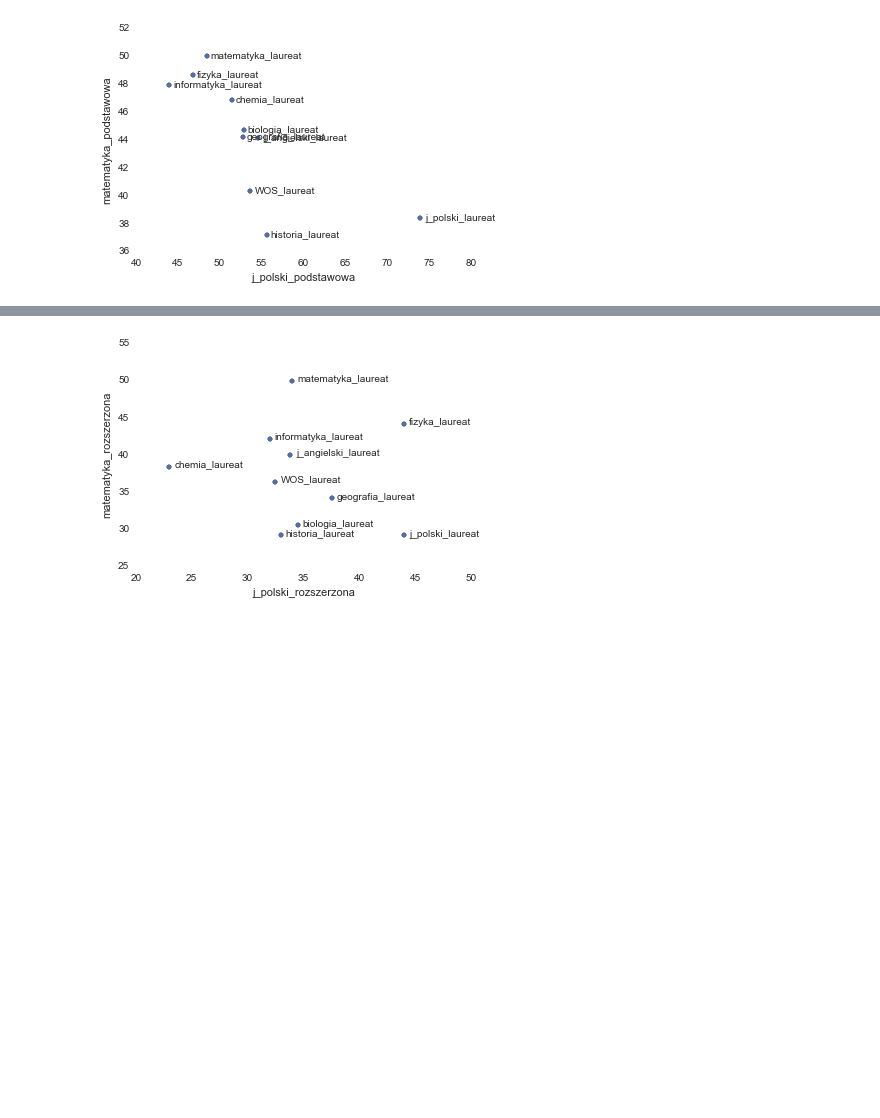
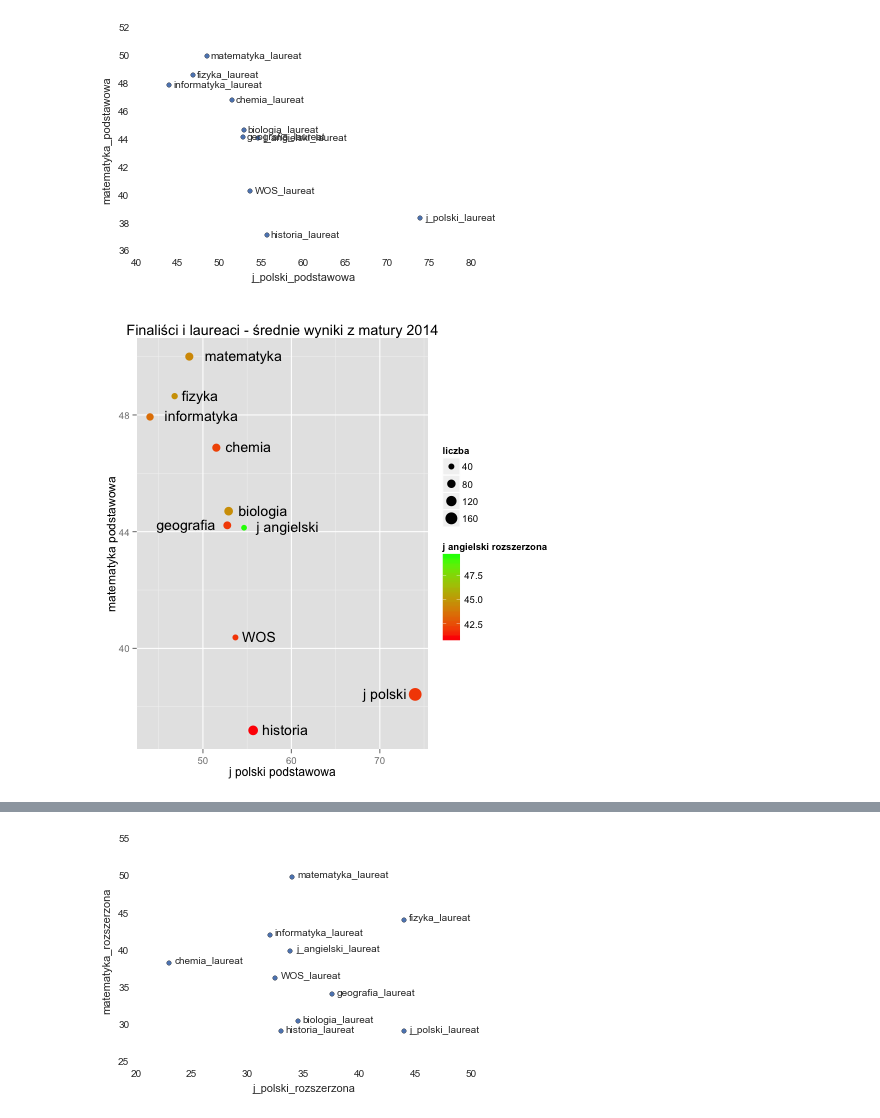
Before and after one commit to stared/delab-matury, a Jupyter notebook: eksploracje/laureaci.ipynb, the cells around one changed output, grey strips where cells are left out. Cells and saved outputs as stored; diff of their text form; code cells hidden in the pictures; blank space fills up the shorter version.

Commit message:
laureaci - wykres

```diff
--- a/eksploracje/laureaci.ipynb
+++ b/eksploracje/laureaci.ipynb
@@ -130,3 +169,29 @@ for k, v in srednie_laureatow.iterrows():
     plt.text(v['j_polski_podstawowa'] + 0.5, v['matematyka_podstawowa'] - 0.2, k)
 # %% [output]
 [figure]
+# %%
+srednie_laureatow = srednie_laureatow.drop("Unnamed: 0", 1)
+# %%
+%%R -i srednie_laureatow
+library(dplyr)
+library(ggplot2)
+
+# hack, bo inaczej cos nie tak z konwersja
+srednie_laureatow[] <- lapply(srednie_laureatow, function(x) {attr(x, 'dim') <- NULL; x})
+
+
+srednie_laureatow$laureat <- rownames(srednie_laureatow) %>% gsub("_laureat", "", .) %>% gsub("_", " ", .)
+
+srednie_laureatow <- filter(srednie_laureatow, laureat != "srednia")
+
+ggplot(srednie_laureatow, aes(x=j_polski_podstawowa, y=matematyka_podstawowa,
+                              label=laureat)) +
+  geom_point(aes(size=liczba, color=j_angielski_rozszerzona)) +  # j_angielski_podstawowa
+  scale_size_area() +
+  scale_colour_gradient("j angielski rozszerzona", low="red", high="green") +
+  geom_text(hjust=1.2, vjust=0.4, data=filter(srednie_laureatow, laureat %in% z)) +
+  geom_text(hjust=-0.2, vjust=0.4, data=filter(srednie_laureatow, !(laureat %in% z))) +
+  ggtitle("Finaliści i laureaci - średnie wyniki z matury 2014") +
+  labs(x="j polski podstawowa", y="matematyka podstawowa")
+# %% [output]
+[figure, added]
```
Also changed, not shown: parts of 11 cells of this notebook, 1 other file.
